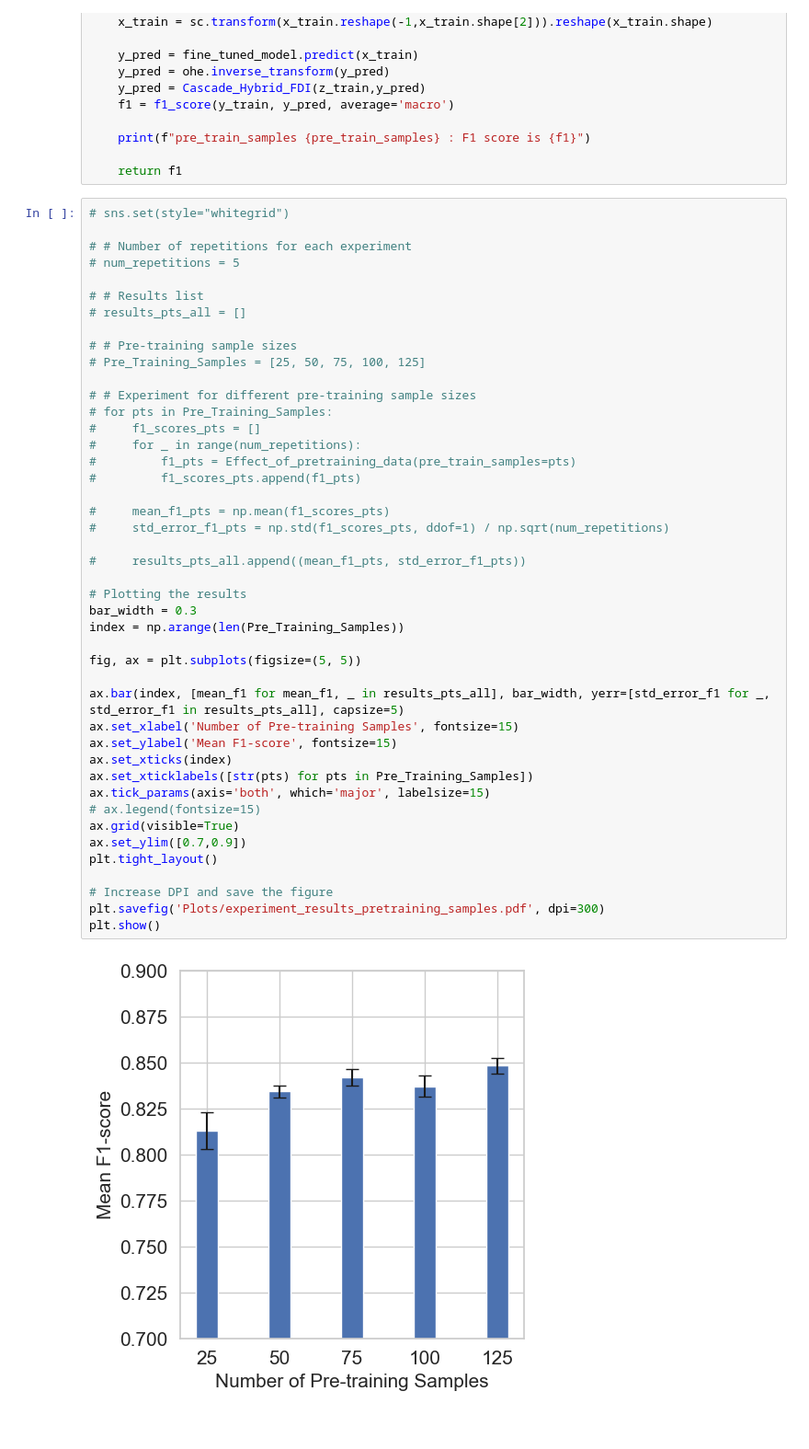
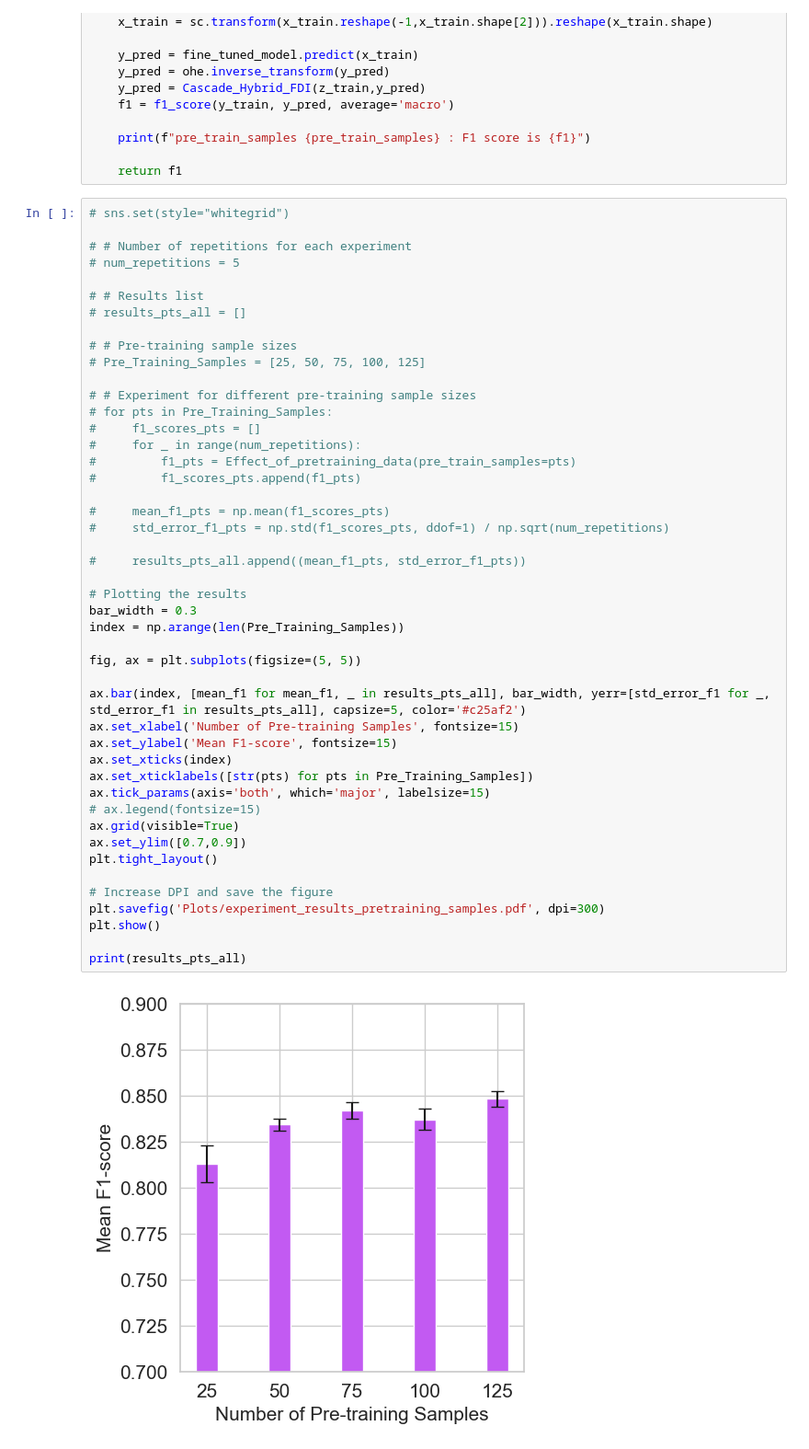
Before and after one commit to mohan696matlab/SSL_based_Hybrid_FDI, a Jupyter notebook: part_2_Ablation_Study.ipynb, the cells around one changed output. Shown: that part at 92% size. Drawn from its saved outputs; the diff is of its cells as text.

```diff
--- a/part_2_Ablation_Study.ipynb
+++ b/part_2_Ablation_Study.ipynb
@@ -751,32 +751,34 @@ def Effect_of_pretraining_data(pre_train_samples):
 #     f1_scores_pts = []
 #     for _ in range(num_repetitions):
 #         f1_pts = Effect_of_pretraining_data(pre_train_samples=pts)
 #         f1_scores_pts.append(f1_pts)
 
 #     mean_f1_pts = np.mean(f1_scores_pts)
 #     std_error_f1_pts = np.std(f1_scores_pts, ddof=1) / np.sqrt(num_repetitions)
 
 #     results_pts_all.append((mean_f1_pts, std_error_f1_pts))
 
 # Plotting the results
 bar_width = 0.3
 index = np.arange(len(Pre_Training_Samples))
 
 fig, ax = plt.subplots(figsize=(5, 5))
 
-ax.bar(index, [mean_f1 for mean_f1, _ in results_pts_all], bar_width, yerr=[std_error_f1 for _, std_error_f1 in results_pts_all], capsize=5)
+ax.bar(index, [mean_f1 for mean_f1, _ in results_pts_all], bar_width, yerr=[std_error_f1 for _, std_error_f1 in results_pts_all], capsize=5, color='#c25af2')
 ax.set_xlabel('Number of Pre-training Samples', fontsize=15)
 ax.set_ylabel('Mean F1-score', fontsize=15)
 ax.set_xticks(index)
 ax.set_xticklabels([str(pts) for pts in Pre_Training_Samples])
 ax.tick_params(axis='both', which='major', labelsize=15)
 # ax.legend(fontsize=15)
 ax.grid(visible=True)
 ax.set_ylim([0.7,0.9])
 plt.tight_layout()
 
 # Increase DPI and save the figure
 plt.savefig('Plots/experiment_results_pretraining_samples.pdf', dpi=300)
 plt.show()
+
+print(results_pts_all)
 # %% [output]
-[figure, old version]
+[figure, new version]
```
Also changed, not shown: parts of 6 cells of this notebook, 2 other files.
